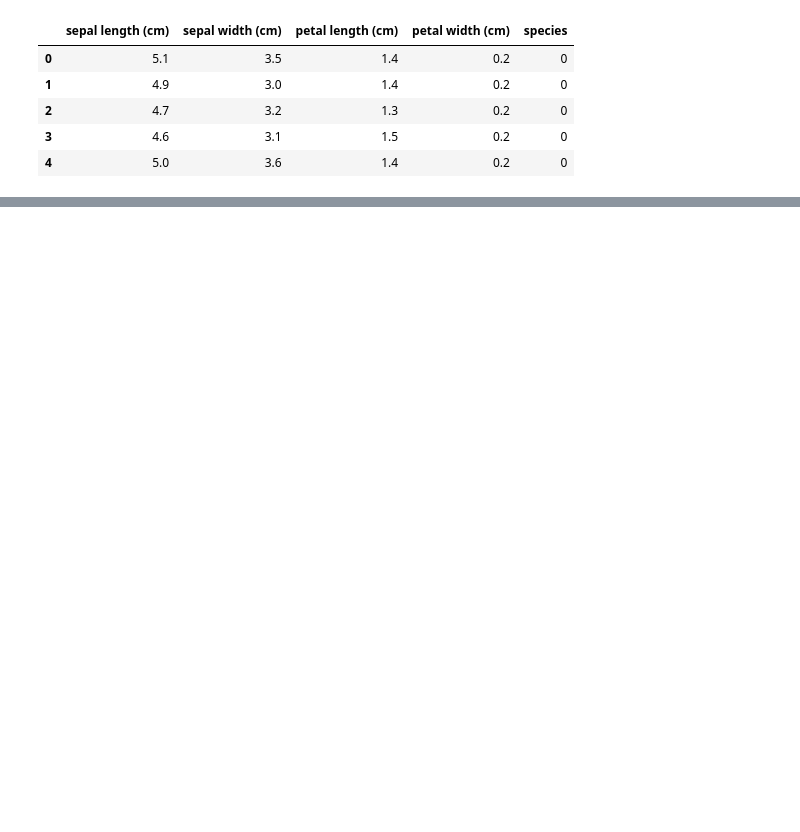
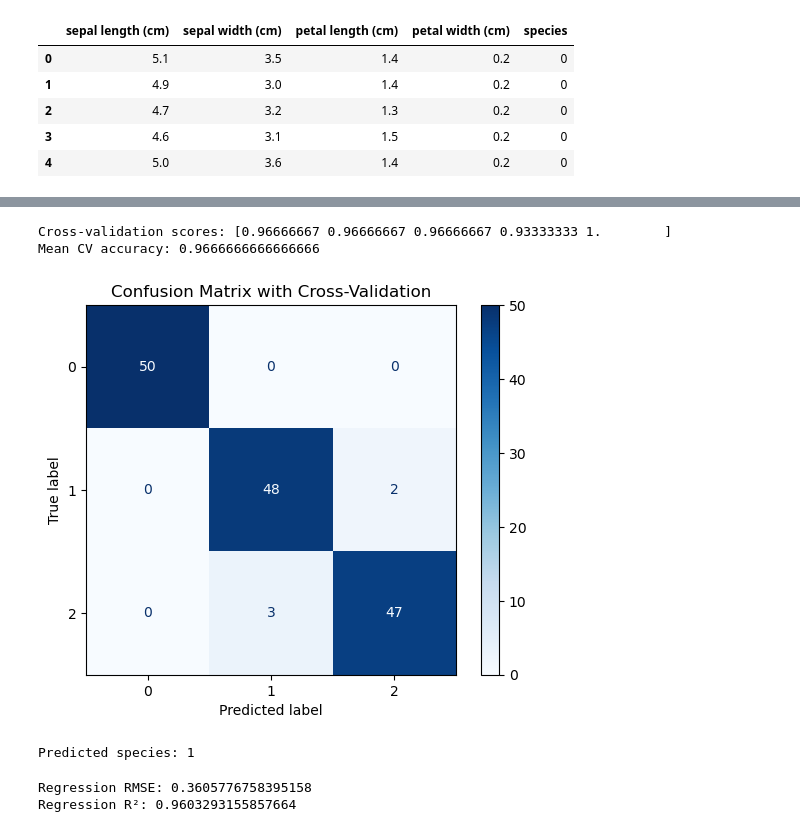
Before and after one commit to Varun072006/Iris-flower-classification, a Jupyter notebook: Task.ipynb, the cells around one changed output, grey strips where cells are left out. Saved outputs shown, nothing was run; the diff lists cells and outputs as text; code cells hidden in the pictures; blank space fills up the shorter version.

```diff
--- a/Task.ipynb
+++ b/Task.ipynb
@@ -46,0 +96,28 @@ Predicted Species: 1
+# %%
+from sklearn.model_selection import cross_val_score
+from sklearn.model_selection import cross_val_predict
+
+scores = cross_val_score(svm_clf, X_scaled, y, cv=5)
+print("Cross-validation scores:", scores)
+print("Mean CV accuracy:", scores.mean())
+# %% [output]
+Cross-validation scores: [0.96666667 0.96666667 0.96666667 0.93333333 1.        ]
+Mean CV accuracy: 0.9666666666666666
+# %%
+y_pred_cv = cross_val_predict(svm_clf, X, y, cv=5)
+
+cm = confusion_matrix(y, y_pred_cv)
+disp = ConfusionMatrixDisplay(confusion_matrix=cm, display_labels=svm_clf.classes_)
+
+disp.plot(cmap="Blues")
+plt.title("Confusion Matrix with Cross-Validation")
+plt.show()
+# %% [output]
+[figure, added]
+# %%
+sample = [[5.5, 3.0, 4.2, 1.3]]
+sample_scaled = scaler.transform(sample)
+pred_species = svm_clf.predict(sample_scaled)[0]
+print("Predicted species:", label_enc.inverse_transform([pred_species])[0])
+# %% [output]
+Predicted species: 1
@@ -46,0 +136,6 @@ Predicted Species: 1
+# %%
+print("Regression RMSE:", np.sqrt(mean_squared_error(y_test_r, y_pred_r)))
+print("Regression R²:", r2_score(y_test_r, y_pred_r))
+# %% [output]
+Regression RMSE: 0.3605776758395158
+Regression R²: 0.9603293155857664
```
Also changed, not shown: parts of 12 cells of this notebook, 8 other files.
